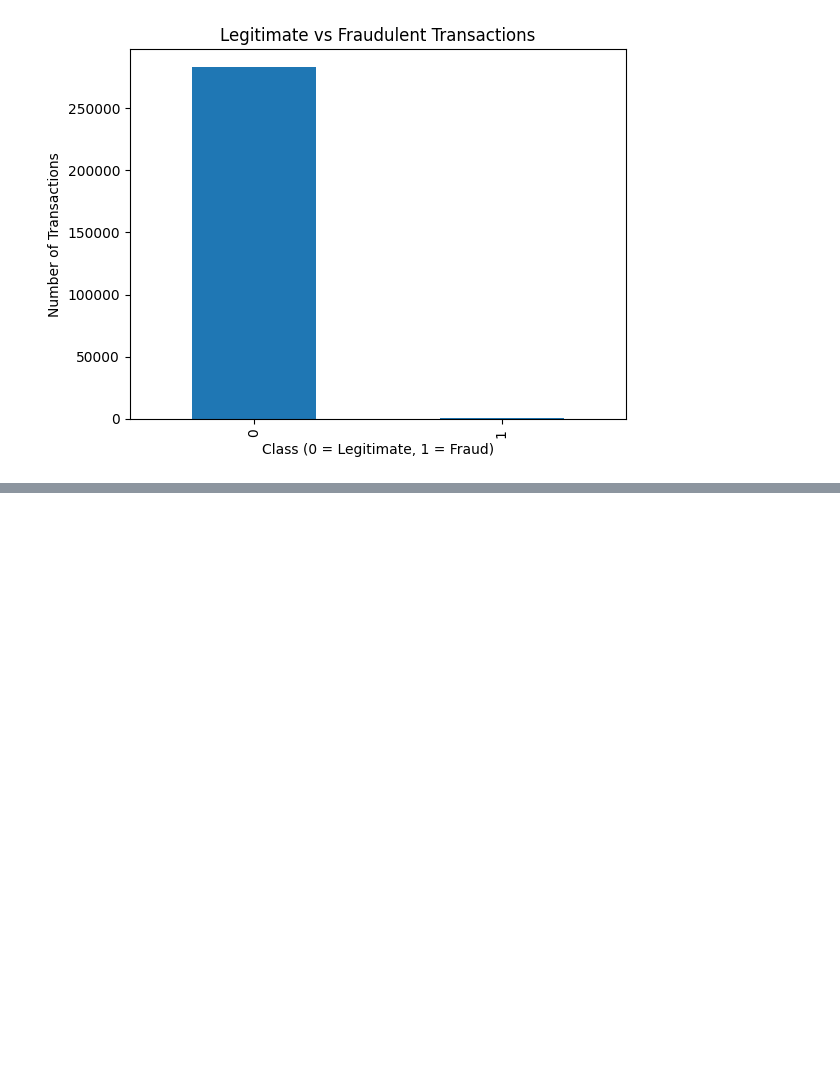
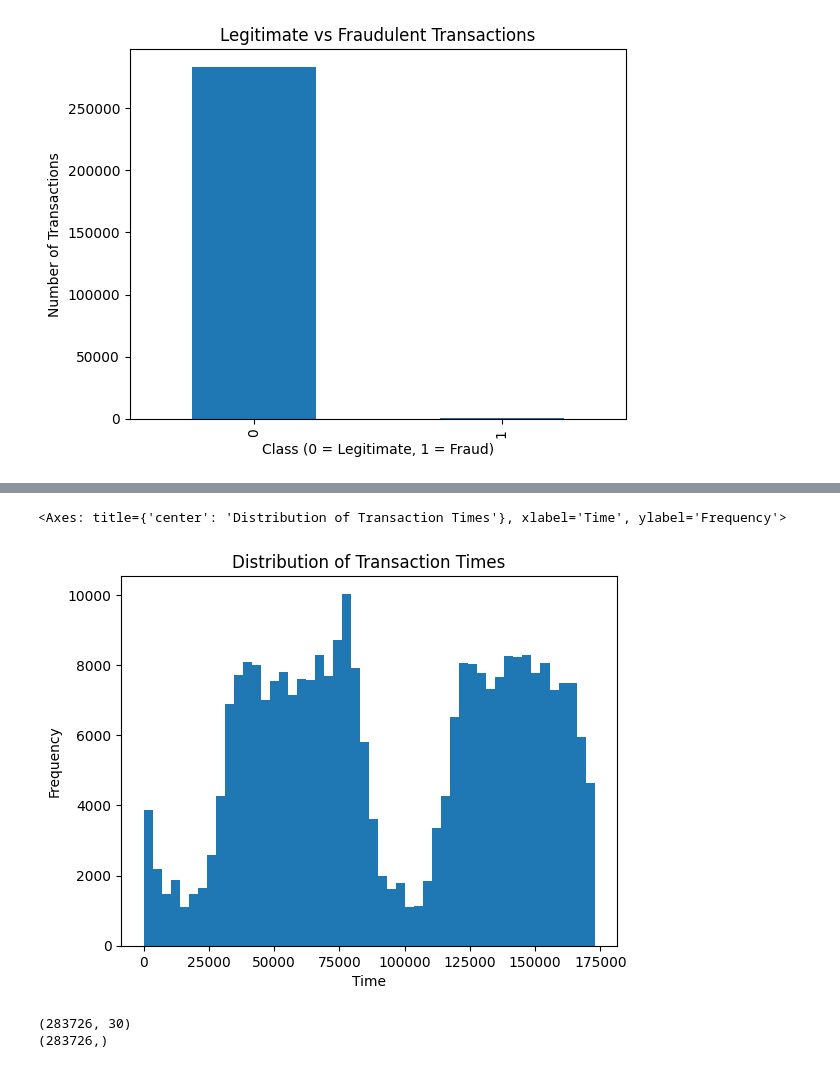
Before and after one commit to kainat-T/Fraud-Detection-ML-project, a Jupyter notebook: fraud-detection.ipynb, the cells around one changed output, grey strips where cells are left out. Saved outputs shown, nothing was run; the diff lists cells and outputs as text; code cells hidden in the pictures; blank space fills up the shorter version.

```diff
--- a/fraud-detection.ipynb
+++ b/fraud-detection.ipynb
@@ -148,0 +172,11 @@ dfc['Class'].value_counts().plot(
+# %%
+dfc['Time'].plot(
+    kind='hist',
+    bins=50,
+    title='Distribution of Transaction Times',
+    xlabel='Time',
+    ylabel='Frequency'
+)
+# %% [output]
+<Axes: title={'center': 'Distribution of Transaction Times'}, xlabel='Time', ylabel='Frequency'>
+[figure, added]
@@ -148,0 +196,6 @@ dfc['Class'].value_counts().plot(
+# %%
+print(X.shape)
+print(y.shape)
+# %% [output]
+(283726, 30)
+(283726,)
```
Also changed, not shown: parts of 15 cells of this notebook.
